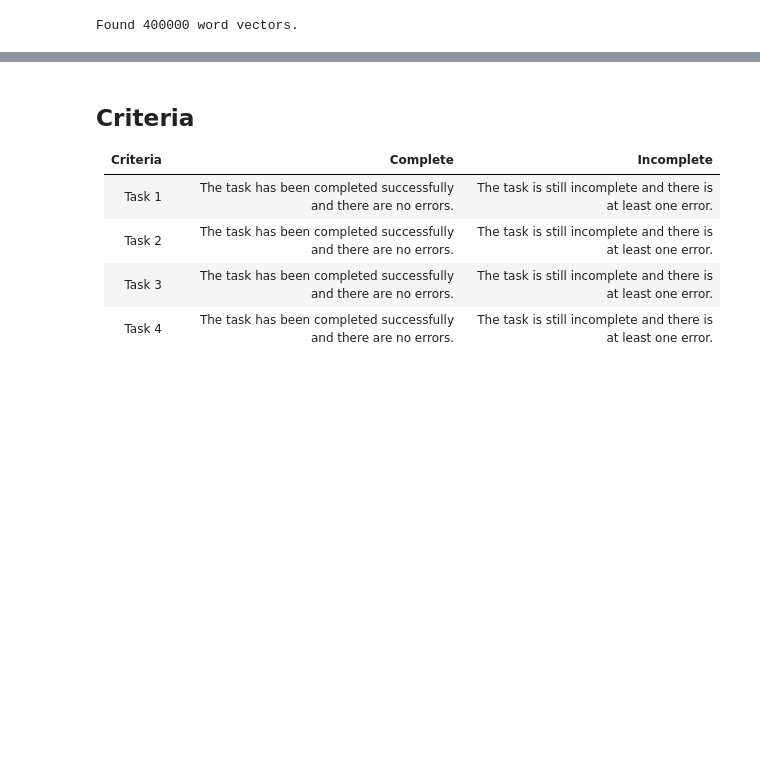
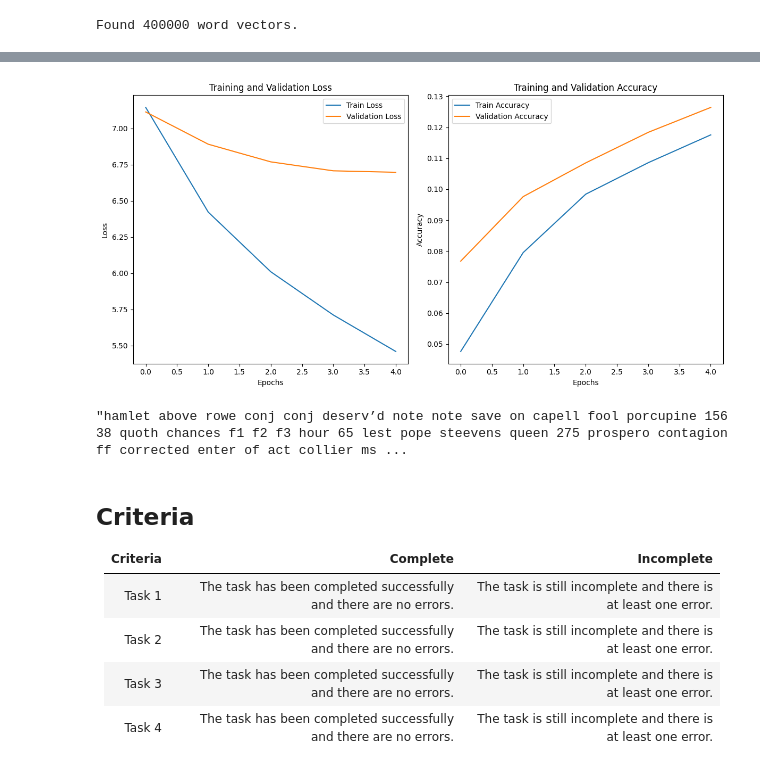
Before and after one commit to okekejus/deep_learning, a Jupyter notebook: 02_activities/assignments/assignment_2.ipynb, the cells around one changed output, grey strips where cells are left out. Drawn from its saved outputs; the diff is of its cells as text; code cells hidden in the pictures; blank space fills up the shorter version.

```diff
--- a/02_activities/assignments/assignment_2.ipynb
+++ b/02_activities/assignments/assignment_2.ipynb
@@ -364,4 +481,24 @@ You need to complete the previous parts of your assignment in order for this to
 # %%
 # Define a new model and train it
+model2 = Sequential([
+    #Embedding layer: convert input tokens to dense vectors
+    Embedding(
+        VOCAB_SIZE, 100, weights=[embedding_matrix], input_length=SEQ_LENGTH, trainable=False
+    ),  # adjust output_dim as needed
 
+    # LSTM layer: learn long-term dependencies from sequences
+    LSTM(128, return_sequences=False),  # You can experiment with the number of units (e.g., 128, 256, etc.)
+
+    # Dense layer with softmax activation: output a probability distribution over the vocabulary
+    Dense(VOCAB_SIZE, activation='softmax')  # Output size equals vocabulary size
+
+])
 # Your code here
+# %%
+model2.compile(
+    optimizer=Adam(learning_rate=0.001),  # You can adjust the learning rate if needed
+    loss='categorical_crossentropy',  # Categorical crossentropy for multi-class classification
+    metrics=['accuracy']  # Track accuracy as a metric
+)
+
+history = model2.fit(X, y, epochs=5, batch_size=128, validation_split=0.2)
@@ -368,3 +516,36 @@ You need to complete the previous parts of your assignment in order for this to
+# %%
+# Plot training & validation loss
+plt.figure(figsize=(12, 6))
+
+plt.subplot(1, 2, 1)
+plt.plot(history.history['loss'], label='Train Loss')
+plt.plot(history.history['val_loss'], label='Validation Loss')
+plt.title('Training and Validation Loss')
+plt.xlabel('Epochs')
+plt.ylabel('Loss')
+plt.legend()
+
+# Plot training & validation accuracy
+plt.subplot(1, 2, 2)
+plt.plot(history.history['accuracy'], label='Train Accuracy')
+plt.plot(history.history['val_accuracy'], label='Validation Accuracy')
+plt.title('Training and Validation Accuracy')
+plt.xlabel('Epochs')
+plt.ylabel('Accuracy')
+plt.legend()
+
+# Display the plots
+plt.tight_layout()
+plt.show()
+# %% [output]
+[figure, added]
+# %%
+# does the new model make better sentences?
+generate_text(model2, tokenizer, 'hamlet', SEQ_LENGTH)
+
+# no :) definitely has better assessment scores though!
+# %% [output]
+"hamlet above rowe conj conj deserv’d note note save on capell fool porcupine 156 38 quoth chances f1 f2 f3 hour 65 lest pope steevens queen 275 prospero contagion ff corrected enter of act collier ms ...
 # %% [markdown]
 ## Criteria
 
```
Also changed, not shown: parts of 20 cells of this notebook.
